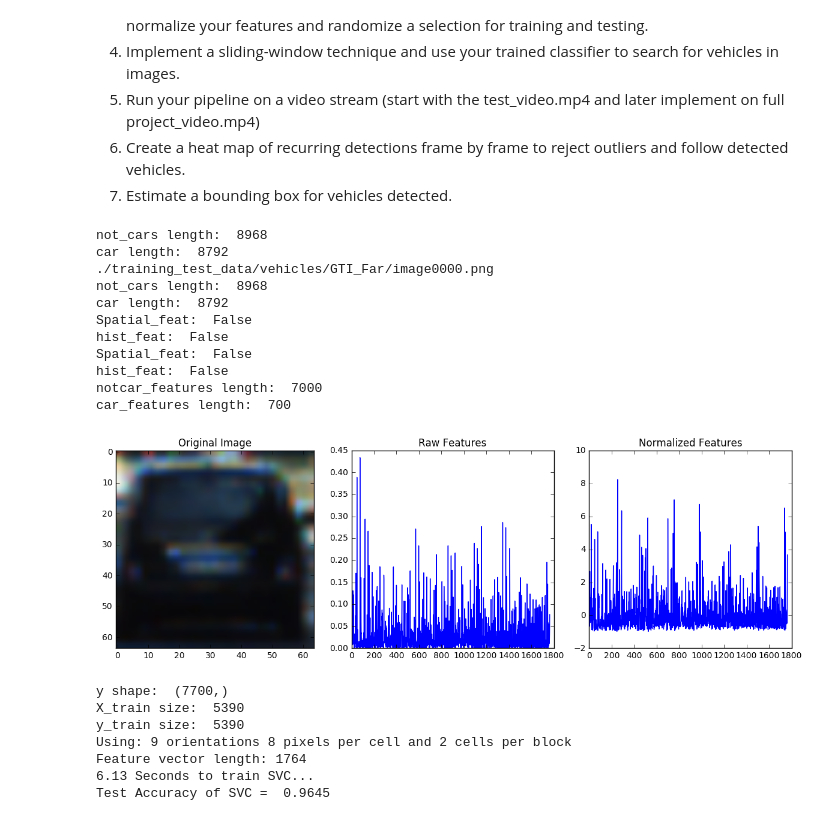
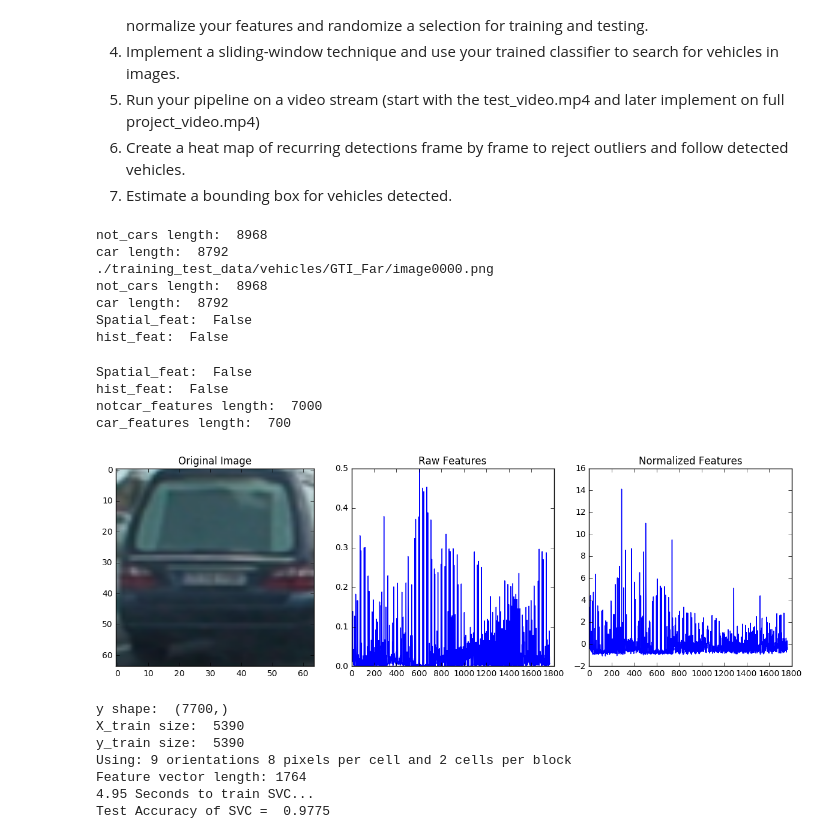
Before and after one commit to Thomas0176/Vehicle-Detection, a Jupyter notebook: main.ipynb, the cells around one changed output. Drawn from its saved outputs; the diff is of its cells as text; code cells hidden in the pictures.

```diff
--- a/main.ipynb
+++ b/main.ipynb
@@ -132,6 +132,7 @@ def single_img_features(img, color_space='RGB', spatial_size=(32, 32),
 #     print("hog_feat in single img features: ", hog_feat)
 #     print("hist in single img features: ", hist_feat)
 #     print("spatial in single img features: ", spatial_feat)
+#     print("colorspace:", color_space)
 
 
 
@@ -249,6 +250,7 @@ def extract_features(imgs, cspace='RGB', spatial_size=(32, 32),
 #         print("file ", file)
         image = mpimg.imread(file)
 
+
         # Read in each one by one
         # apply color conversion if other than 'RGB'
         if cspace != 'RGB':
@@ -260,6 +262,8 @@ def extract_features(imgs, cspace='RGB', spatial_size=(32, 32),
                 feature_image = cv2.cvtColor(image, cv2.COLOR_RGB2HLS)
             elif cspace == 'YUV':
                 feature_image = cv2.cvtColor(image, cv2.COLOR_RGB2YUV)
+            elif color_space == 'YCrCb':
+                feature_image = cv2.cvtColor(image, cv2.COLOR_RGB2YCrCb)
         else: feature_image = np.copy(image)
         # Apply bin_spatial() to get spatial color features
         if spatial_feat:
@@ -334,11 +338,13 @@ from sklearn.utils import shuffle
 # MAIN 1
 
 ### TODO: Tweak these parameters and see how the results change.
-color_space = 'RGB' # Can be RGB, HSV, LUV, HLS, YUV, YCrCb
+color_space = 'YCrCb' # Can be RGB, HSV, LUV, HLS, YUV, YCrCb'
+# color_space = 'RGB' # Can be RGB, HSV, LUV, HLS, YUV, YCrCb
+
 orient = 9  # HOG orientations
 pix_per_cell = 8 # HOG pixels per cell
 cell_per_block = 2 # HOG cells per block
-hog_channel = 0 # Can be 0, 1, 2, or "ALL"
+hog_channel = '0' # Can be 0, 1, 2, or "ALL"
 spatial_size = (32, 32) # Spatial binning dimensions
 hist_bins = 32    # Number of histogram bins
 spatial_feat = False # Spatial features on or off
@@ -422,7 +428,6 @@ else:
 
 plt.show()
 
-
 # Define the labels vector
 y = np.hstack((np.ones(len(car_features)), np.zeros(len(notcar_features))))
 print("y shape: ", y.shape)
@@ -430,46 +435,46 @@ print("y shape: ", y.shape)
 rand_state = np.random.randint(0, 100)
 X_train, X_test, y_train, y_test = train_test_split(
     scaled_X, y, test_size=0.3, random_state=rand_state)
 
 print("X_train size: ", len(X_train))
 print("y_train size: ", len(y_train))
 
 print('Using:',orient,'orientations',pix_per_cell,
     'pixels per cell and', cell_per_block,'cells per block')
 print('Feature vector length:', len(X_train[0]))
-# Use a linear SVC
+# Use a linear SVC label
 # svc = LinearSVC()
 # svc = svm.SVC(kernel='linear', class_weight={0:.01, 1:.99})
 svc = svm.SVC(kernel='linear')
 # Check the training time for the SVC
 t=time.time()
 svc.fit(X_train, y_train)
 t2 = time.time()
 print(round(t2-t, 2), 'Seconds to train SVC...')
 # Check the score of the SVC
 print('Test Accuracy of SVC = ', round(svc.score(X_test, y_test), 4))
 # Check the prediction time for a single sample
 t=time.time()
 # %% [output]
 not_cars length:  8968
 car length:  8792
 ./training_test_data/vehicles/GTI_Far/image0000.png
 not_cars length:  8968
 car length:  8792
 Spatial_feat:  False
 hist_feat:  False
-Spatial_feat:  False
-hist_feat:  False
-notcar_features length:  7000
-car_features length:  700
+Spatial_feat:  False
+hist_feat:  False
+notcar_features length:  7000
+car_features length:  700
-[figure, old version]
+[figure, new version]
-y shape:  (7700,)
-X_train size:  5390
-y_train size:  5390
-Using: 9 orientations 8 pixels per cell and 2 cells per block
-Feature vector length: 1764
-6.13 Seconds to train SVC...
-Test Accuracy of SVC =  0.9645
+y shape:  (7700,)
+X_train size:  5390
+y_train size:  5390
+Using: 9 orientations 8 pixels per cell and 2 cells per block
+Feature vector length: 1764
+4.95 Seconds to train SVC...
+Test Accuracy of SVC =  0.9775
 # %%
 import matplotlib.image as mpimg
 import matplotlib.pyplot as plt
```
Also changed, not shown: parts of 8 cells of this notebook, 7 other files.
